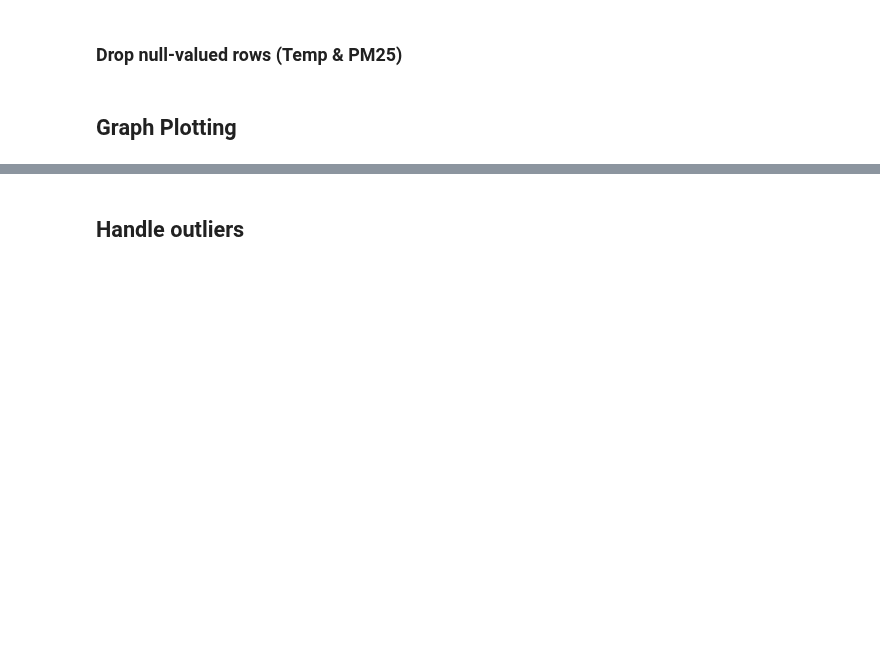
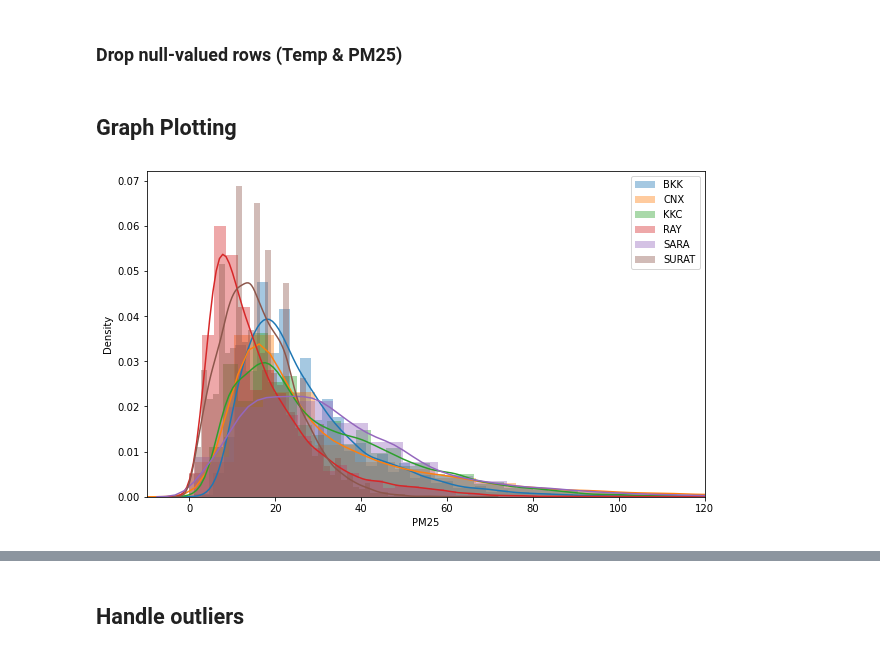
Before and after one commit to One-Night-Miracle/Data-Science-Project1-2021-2-PM2.5-Kaggle, a Jupyter notebook: data_analysis.ipynb, the cells around one changed output, grey strips where cells are left out. Cells and saved outputs as stored; diff of their text form; code cells hidden in the pictures; blank space fills up the shorter version.

```diff
--- a/data_analysis.ipynb
+++ b/data_analysis.ipynb
@@ -133,5 +133,7 @@ def multiDisplot(dataset, col, hist=False, xlim=None):
   plt.legend()
   plt.show()
 # %%
-# multiDisplot(train_set, 'PM25', xlim=(-10, 120), hist=True)
+multiDisplot(train_set, 'PM25', xlim=(-10, 120), hist=True)
+# %% [output]
+[figure, added]
 # %%
```
Also changed, not shown: parts of 18 cells of this notebook, 11 other files.
